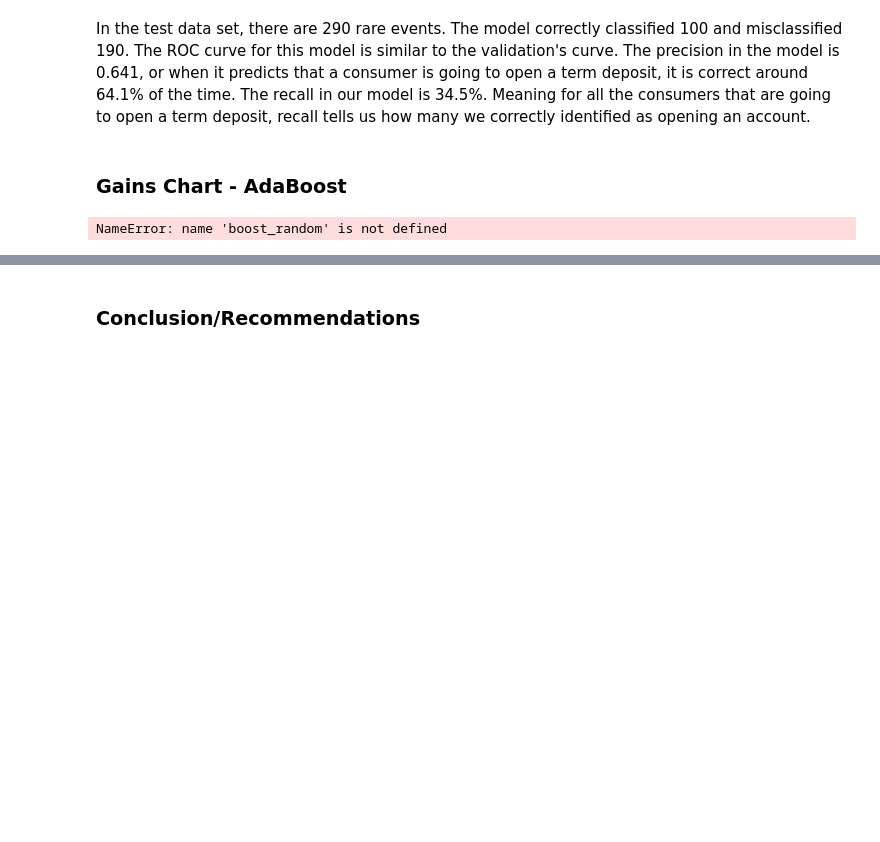
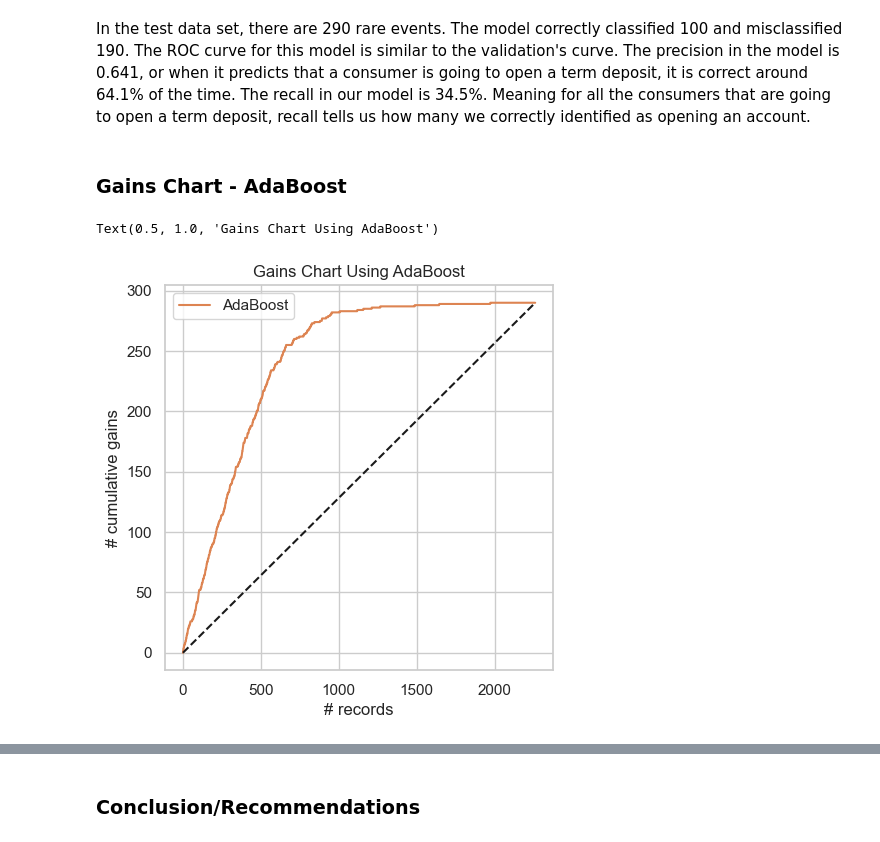
Before and after one commit to CalebMcCurdy/Bank-Term-Deposit-Predictions, a Jupyter notebook: Final Project.ipynb, the cells around one changed output, grey strips where cells are left out. Saved outputs shown, nothing was run; the diff lists cells and outputs as text; code cells hidden in the pictures; blank space fills up the shorter version.

```diff
--- a/Final Project.ipynb
+++ b/Final Project.ipynb
@@ -2942,19 +2959,20 @@ In the test data set, there are 290 rare events. The model correctly classified
 # %%
 # predicted probabilities for validation set
 ada_prob = boost_random.predict_proba(X_test_trans)
 ada_result = pd.DataFrame({'actual': y_test.values.ravel(),
                             'p(0)': [p[0] for p in ada_prob],
                             'p(1)': [p[1] for p in ada_prob],
                             'predicted': y_test_pred})
 lift_ada = ada_result.sort_values(by=['p(1)'], ascending=False)
 
 #y_test_pred = boost_random.predict(X_test_trans)
 #y_prob = boost_random.predict_proba(X_test_trans)[:, 1]
 
 # cumulative gains on the testing set
-ax = gainsChart(lift_ada.actual, label='Random Forest', color='C1', figsize=[5, 5])
+ax = gainsChart(lift_ada.actual, label='AdaBoost', color='C1', figsize=[5, 5])
 #ax = gainsChart(lift_ada.actual, label='KNN', color='C0', ax=ax)
 ax.legend()
 ax.set_title('Gains Chart Using AdaBoost')
 # %% [output]
-NameError: name 'boost_random' is not defined
+Text(0.5, 1.0, 'Gains Chart Using AdaBoost')
+[figure, added]
```
Also changed, not shown: parts of 6 cells of this notebook.
